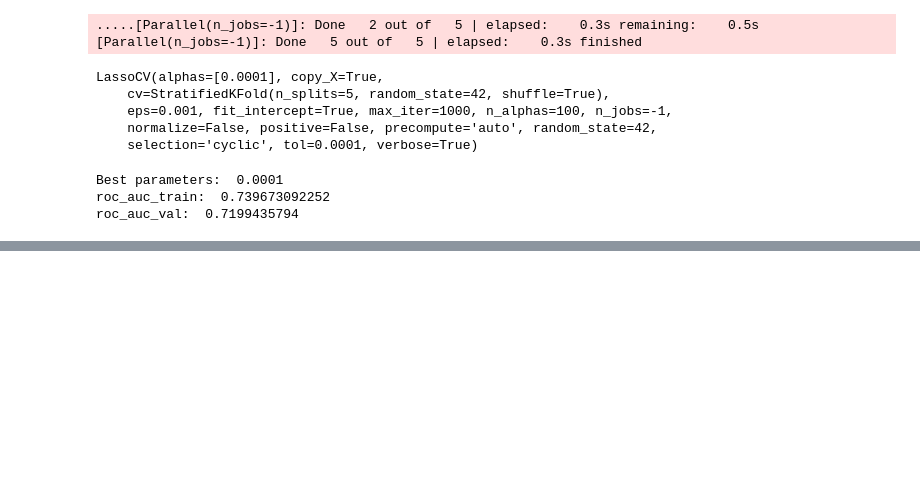
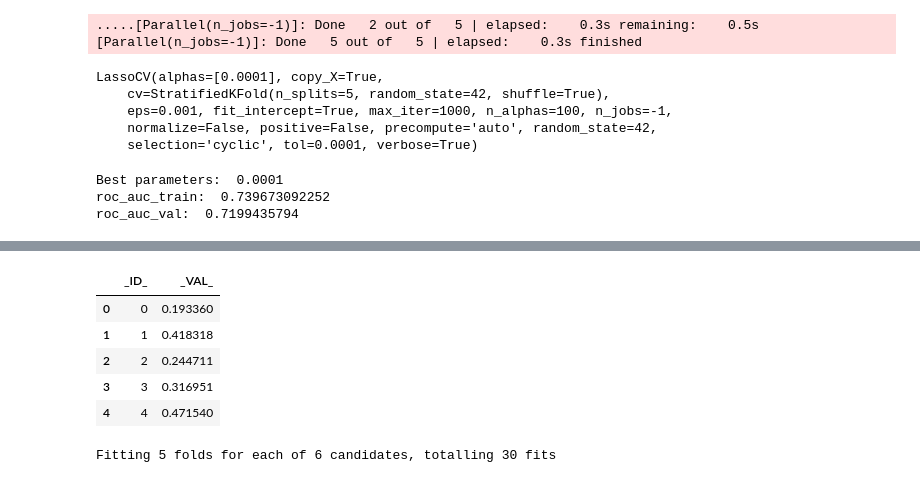
Before and after one commit to kanashov/Modulbank-AI-Hack-MSK, a Jupyter notebook: 1 Begin.ipynb, the cells around one changed output, grey strips where cells are left out. Saved outputs shown, nothing was run; the diff lists cells and outputs as text; code cells hidden in the pictures; blank space fills up the shorter version.

```diff
--- a/1 Begin.ipynb
+++ b/1 Begin.ipynb
@@ -488,0 +511,5 @@ roc_auc_val:  0.7199435794
+# %%
+gboost = GradientBoostingRegressor(n_estimators=100, max_depth=50, random_state=seed, max_features=345, verbose=1)
+gboost.fit(X_train, y_train)
+print('roc_auc_train: ', roc_auc_score(y_train, gboost.predict(X_train)))
+print('roc_auc_val: ', roc_auc_score(y_val, gboost.predict(X_val)))
@@ -488,0 +534,8 @@ roc_auc_val:  0.7199435794
+# %%
+gboost = GradientBoostingRegressor(random_state=seed, verbose=1)
+cv = StratifiedKFold(n_splits=5, shuffle=True, random_state=seed)
+gboost_params = {'n_estimators': [100],'max_depth': [3],'max_features': [345]}
+gboost_cv = GridSearchCV(gboost, gboost_params, scoring = 'roc_auc', cv=cv, n_jobs=-1, verbose=True)
+gboost_cv.fit(X_train, y_train)
+print('roc_auc_train: ', roc_auc_score(y_train, gboost_cv.predict(X_train)))
+print('roc_auc_val: ', roc_auc_score(y_val, gboost_cv.predict(X_val)))
@@ -488,0 +563,8 @@ roc_auc_val:  0.7199435794
+# %%
+gboost = GradientBoostingRegressor(random_state=seed, verbose=1)
+cv = StratifiedKFold(n_splits=5, shuffle=True, random_state=seed)
+gboost_params = {'n_estimators': [300],'max_depth': [5],'max_features': [100]}
+gboost_cv = GridSearchCV(gboost, gboost_params, scoring = 'roc_auc', cv=cv, n_jobs=-1, verbose=True)
+gboost_cv.fit(X_train, y_train)
+print('roc_auc_train: ', roc_auc_score(y_train, gboost_cv.predict(X_train)))
+print('roc_auc_val: ', roc_auc_score(y_val, gboost_cv.predict(X_val)))
@@ -488,0 +592,24 @@ roc_auc_val:  0.7199435794
+# %%
+pred_test = gboost_cv.predict(test)
+d = {'_ID_': range(4166), '_VAL_': pred_test}
+df = pd.DataFrame(data=d)
+df.to_csv('submit.csv', index=False)
+# %%
+df.head()
+# %% [output]
+|  | _ID_ | _VAL_ |
+| 0 | 0 | 0.193360 |
+| 1 | 1 | 0.418318 |
+| 2 | 2 | 0.244711 |
+| 3 | 3 | 0.316951 |
+| 4 | 4 | 0.471540 |
+# %%
+gboost = GradientBoostingRegressor(random_state=seed, verbose=1)
+gboost_params = {'n_estimators':[100],'max_depth': range(10,70,10),'max_features': [345]}
+cv = StratifiedKFold(n_splits=5, shuffle=True, random_state=seed)
+gboost_cv = GridSearchCV(gboost, gboost_params, scoring = 'roc_auc', cv=cv, n_jobs=-1, verbose=True)
+gboost_cv.fit(X_train, y_train)
+print('roc_auc_train: ', roc_auc_score(y_train, gboost_cv.predict(X_train)))
+print('roc_auc_val: ', roc_auc_score(y_val, gboost_cv.predict(X_val)))
+# %% [output]
+Fitting 5 folds for each of 6 candidates, totalling 30 fits
```
Also changed, not shown: parts of 42 cells of this notebook, 2 other files.
